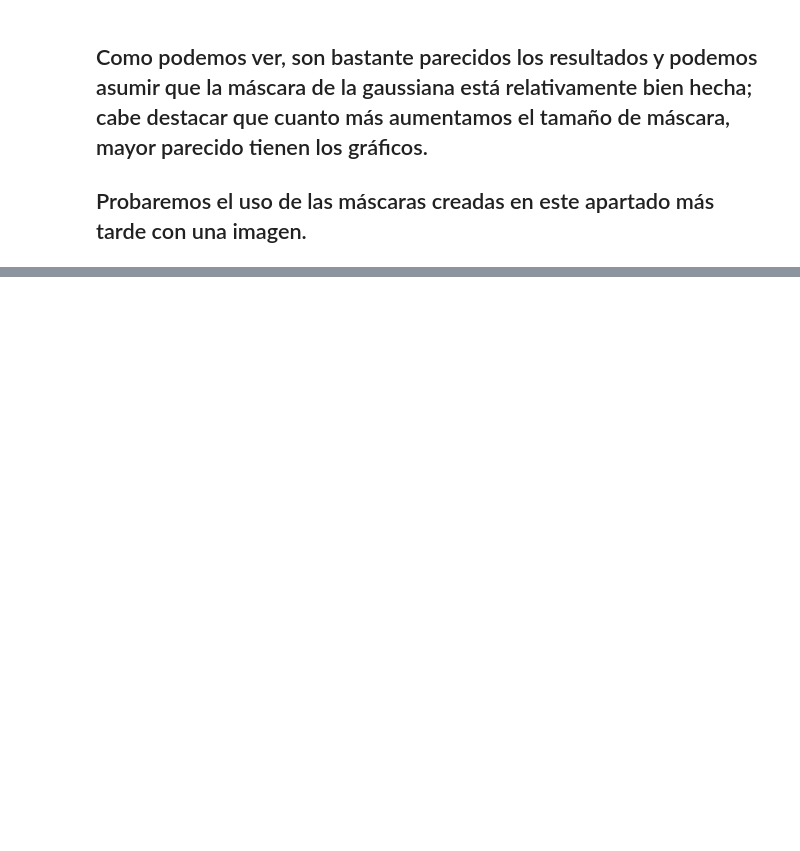
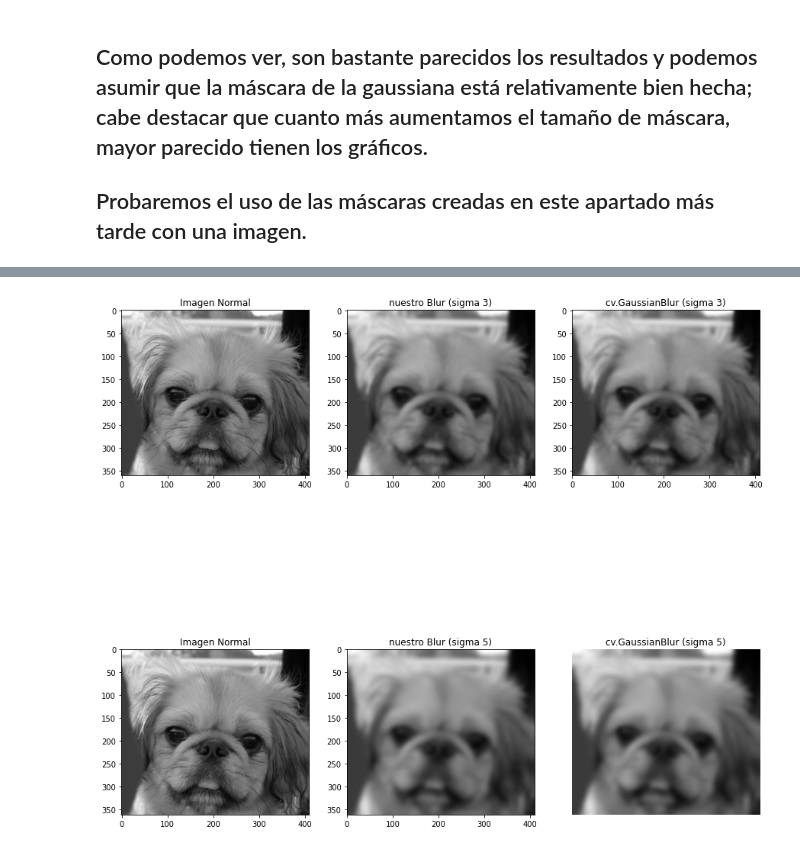
Before and after one commit to jacobocasado/p1VC, a Jupyter notebook: p1_jacobocasado.ipynb, the cells around one changed output, grey strips where cells are left out. Drawn from its saved outputs; the diff is of its cells as text; code cells hidden in the pictures; blank space fills up the shorter version.

```diff
--- a/p1_jacobocasado.ipynb
+++ b/p1_jacobocasado.ipynb
@@ -757,0 +474,20 @@ pintaI(piramide)
+# %%
+def convolucion1D(vector, matriz2d):
+
+  longitud_mascara = len(vector)
+
+  semilado = int(np.floor(longitud_mascara / 2))
+
+  # El vector v almacenará el vector convolucionado
+  v = np.array(matriz2d)
+
+  centro_mascara = int(semilado)
+
+  for i in range (semilado, len(matriz2d) - semilado):
+    valor = 0.0
+    for j in range(len(vector)):
+      valor = valor + vector[j] * matriz2d[i + semilado - j]
+
+    v[i] = valor
+
+  return v
@@ -757,0 +566,58 @@ pintaI(piramide)
+# %%
+def ejercicio3_apartadoA(imagenNormal):
+
+    fig = plt.figure(figsize=(15, 15))
+    rows = 2
+    columns = 3
+
+    # Añadimos un subplot
+    fig.add_subplot(rows, columns, 1)
+    # Mostramos las imagenes.
+    plt.imshow(imagenNormal, cmap='gray')
+    plt.title("Imagen Normal")
+    # Generamos la máscara gaussiana usando las funciones del apartado A.
+    kernel_gaussiano = mascaraGaussiana1D(3,None)
+    imagenBlur = convolucionar(kernel_gaussiano ,kernel_gaussiano, imagenNormal)
+
+    # Añadimos un subplot
+    fig.add_subplot(rows, columns, 2)
+    # Mostramos las imagenes.
+    plt.imshow(imagenBlur, cmap='gray')
+    plt.title("nuestro Blur (sigma 3)")
+
+
+    imagenOpenCV = cv.GaussianBlur(imagenNormal, ksize = (0,0), sigmaX=3)
+    # showing image
+    fig.add_subplot(rows, columns, 3)
+    plt.imshow(imagenOpenCV, cmap='gray')
+    plt.title("cv.GaussianBlur (sigma 3)")
+
+    # Añadimos un subplot
+    fig.add_subplot(rows, columns, 4)
+    # Mostramos las imagenes.
+    plt.imshow(imagenNormal, cmap='gray')
+    plt.title("Imagen Normal")
+    # Generamos la máscara gaussiana usando las funciones del apartado A.
+    kernel_gaussiano = mascaraGaussiana1D(5,None)
+    imagenBlur = convolucionar(kernel_gaussiano ,kernel_gaussiano, imagenNormal)
+
+    # Añadimos un subplot
+    fig.add_subplot(rows, columns, 5)
+    # Mostramos las imagenes.
+    plt.imshow(imagenBlur, cmap='gray')
+    plt.title("nuestro Blur (sigma 5)")
+
+
+    imagenOpenCV = cv.GaussianBlur(imagenNormal, ksize = (0,0), sigmaX=5)
+    # showing image
+    fig.add_subplot(rows, columns, 6)
+    plt.imshow(imagenOpenCV, cmap='gray')
+    plt.axis('off')
+    plt.title("cv.GaussianBlur (sigma 5)")
+
+# Parámetro configurable del ejercicio 3.a - imagen.
+imagen = cv.imread('./imagenes/dog.bmp', 0)
+
+ejercicio3_apartadoA(imagen)
+# %% [output]
+[figure, added]
```
Also changed, not shown: parts of 51 cells of this notebook, 1 other file.
